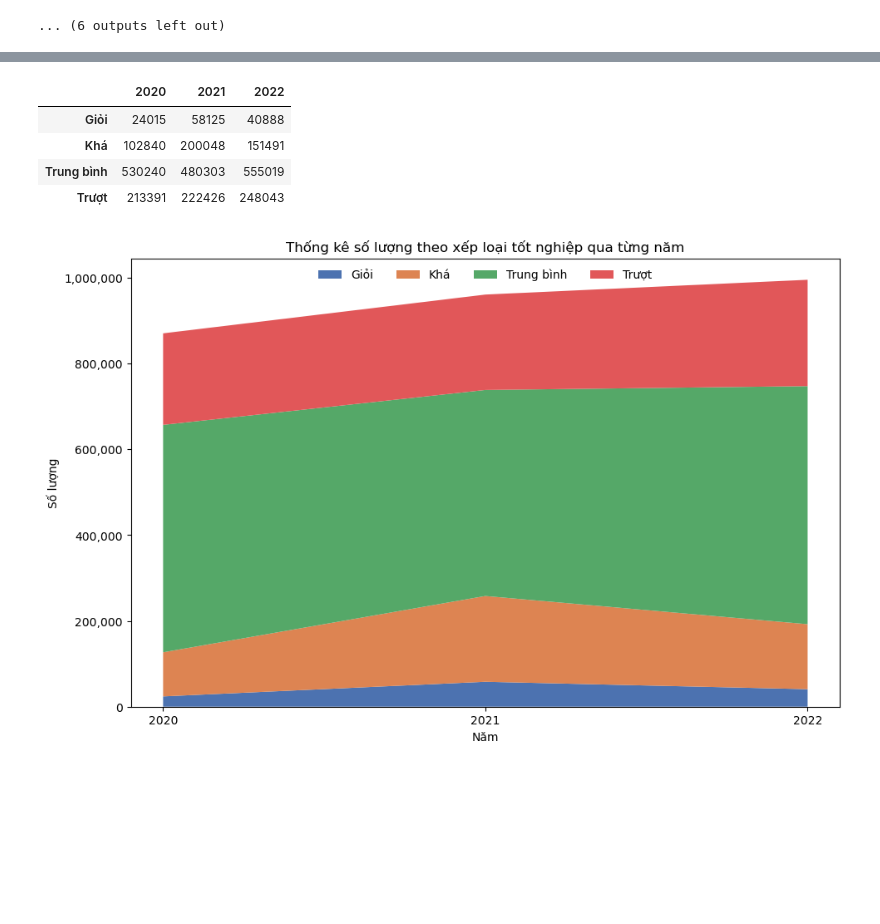
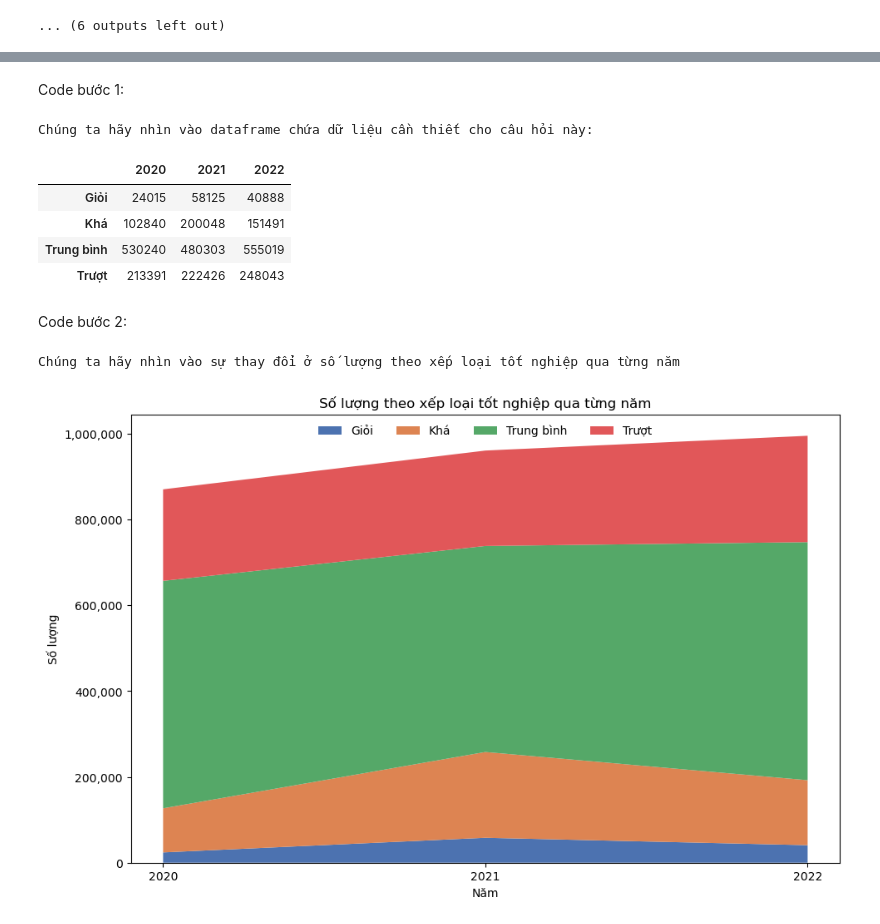
Before and after one commit to VTaPo/Project_LT_LTKHDL, a Jupyter notebook: PhanTichDuLieu-1.ipynb, the cells around one changed output, grey strips where cells are left out. Cells and saved outputs as stored; diff of their text form; code cells hidden in the pictures; blank space fills up the shorter version.

```diff
--- a/PhanTichDuLieu-1.ipynb
+++ b/PhanTichDuLieu-1.ipynb
@@ -478,0 +478,5 @@ year = ['2020', '2021', '2022']
+# %%
+year = ['2020', '2021', '2022']
+grade_df_copy = {}
+for y in year:
+    grade_df_copy[y] = grade_df[y].copy()
@@ -479,8 +488,4 @@ year = ['2020', '2021', '2022']
 # %%
 for y in year:
     grade_df_copy[y]['ĐXLTN'] = grade_df_copy[y][['Toán', 'Văn', 'Ngoại ngữ', 'TB-KHTN', 'TB-KHXH']].mean(axis=1, skipna=True)
+    grade_df_copy[y] = grade_df_copy[y].rename({'TB-KHTN':'TBKHTN', 'TB-KHXH':'TBKHXH', 'Ngoại ngữ':'Ngoại_ngữ'}, axis=1)
-# %%
-for y in year:
-    grade_df_copy[y]['TBKHTN'] = grade_df_copy[y]['TB-KHTN']
-    grade_df_copy[y]['TBKHXH'] = grade_df_copy[y]['TB-KHXH']
-    grade_df_copy[y]['Ngoại_ngữ'] = grade_df_copy[y]['Ngoại ngữ']
@@ -487,11 +506,6 @@ for y in year:
+# %% [markdown]
+Code bước 1:
 # %%
-# Điểm xét loại tốt nghiệp (ĐXLTN) đối với hệ THPT = (Toán + Văn + Ngoại ngữ + TB-KHTN (hoặc TB-KHXH)) / 4
-# Điểm xét loại tốt nghiệp (ĐXLTN) đối với hệ GDTX = (Toán + Văn + Ngoại ngữ) / 3
-# Xếp loại:
-    # Giỏi:         ĐXLTN >= 8      và      tất cả bài thi >= 7
-    # Khá:          ĐXLTN >= 6.5    và      tất cả bài thi >= 7
-    # Trung bình:   ĐXLTN >= 5      và      tất cả bài thi >  1
-    # Trượt:        ĐXLTN <  5      hoặc    có một bài thi <= 1
 num_xeploai = {}
 for y in year:
     num_xeploai[y]  = {'Giỏi':len(grade_df_copy[y].query('ĐXLTN >= 8 & Toán >= 7 & Văn >= 7 & Ngoại_ngữ >= 7 & (TBKHTN >= 7 | TBKHXH >= 7)'))}
@@ -500,25 +514,31 @@ for y in year:
     num_xeploai[y] |= {'Trượt':len(grade_df_copy[y]) - num_xeploai[y]['Giỏi'] - num_xeploai[y]['Khá'] - num_xeploai[y]['Trung bình']}
     num_xeploai[y]
 num_xeploai = pd.DataFrame(num_xeploai)
+print('Chúng ta hãy nhìn vào dataframe chứa dữ liệu cần thiết cho câu hỏi này:')
 num_xeploai
 # %% [output]
+Chúng ta hãy nhìn vào dataframe chứa dữ liệu cần thiết cho câu hỏi này:
 |  | 2020 | 2021 | 2022 |
 | Giỏi | 24015 | 58125 | 40888 |
 | Khá | 102840 | 200048 | 151491 |
 | Trung bình | 530240 | 480303 | 555019 |
 | Trượt | 213391 | 222426 | 248043 |
+# %% [markdown]
+Code bước 2:
 # %%
 color_map = ['#4C72B0', '#DD8452', '#55A868', '#E15759']
 fig = plt.figure(figsize=(11, 7))
 plt.stackplot(year, num_xeploai.loc[['Giỏi']], num_xeploai.loc[['Khá']], num_xeploai.loc[['Trung bình']], num_xeploai.loc[['Trượt']],
               labels=num_xeploai.index,
               colors=color_map)
 plt.legend(loc='upper center', frameon=False, ncol=len(num_xeploai.index))
-plt.title('Thống kê số lượng theo xếp loại tốt nghiệp qua từng năm')
+plt.title('Số lượng theo xếp loại tốt nghiệp qua từng năm')
 plt.xlabel('Năm')
 plt.ylabel('Số lượng')
 current_values = plt.gca().get_yticks()
 plt.gca().set_yticklabels(['{:,.0f}'.format(x) for x in current_values])
+print('Chúng ta hãy nhìn vào sự thay đổi ở số lượng theo xếp loại tốt nghiệp qua từng năm')
 plt.show()
 # %% [output]
+Chúng ta hãy nhìn vào sự thay đổi ở số lượng theo xếp loại tốt nghiệp qua từng năm
-[figure, old version]
+[figure, new version]
```
Also changed, not shown: parts of 28 cells of this notebook.
